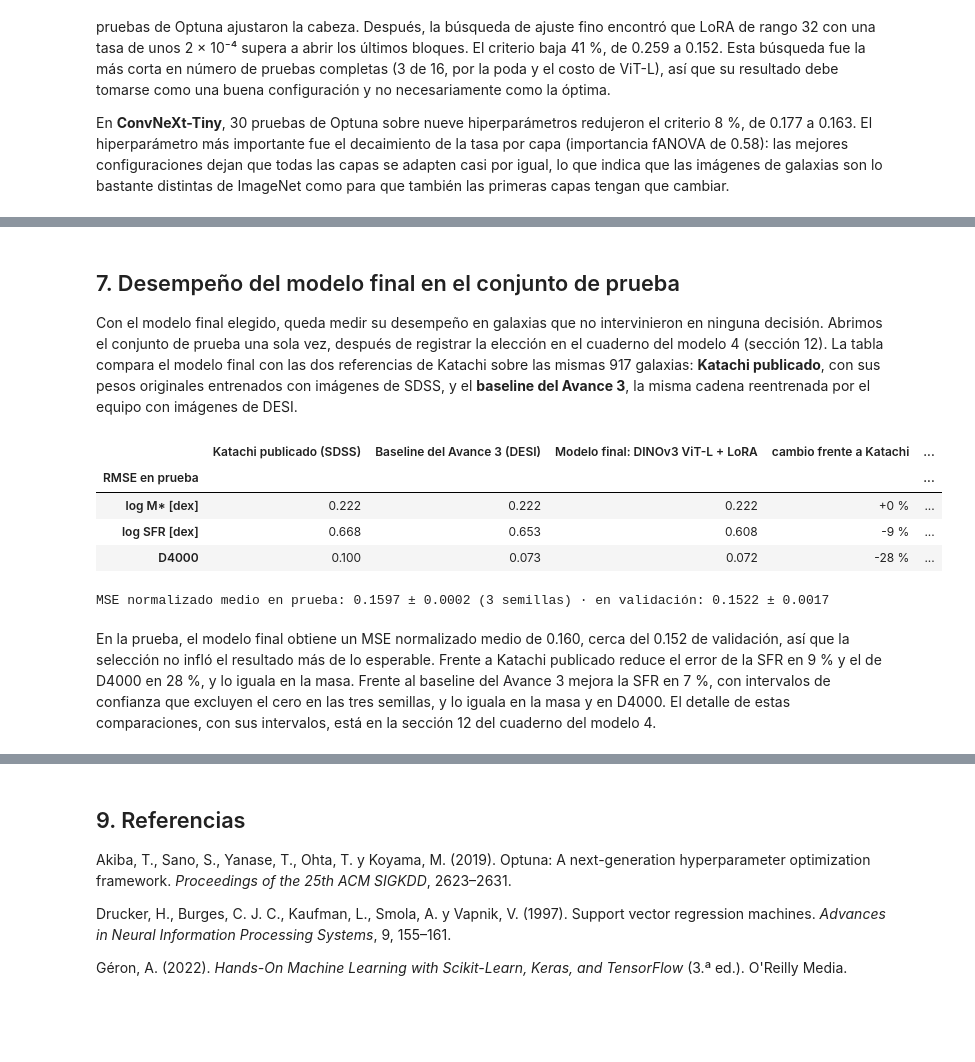
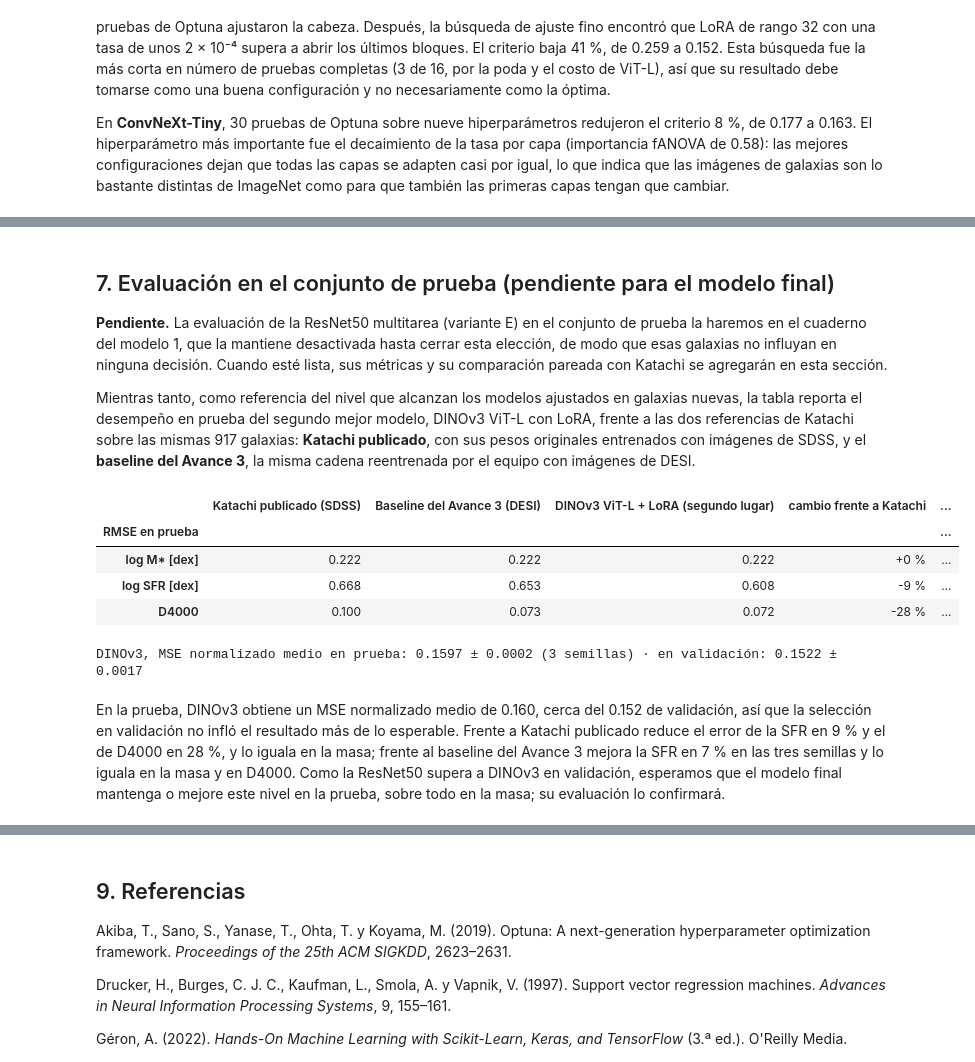
Before and after one commit to erteck/InferenciaPropiedadesFisicas, a Jupyter notebook: Notebooks/Variante Modelos/Avance4.24.ipynb, the cells around one changed output, grey strips where cells are left out. Saved outputs shown, nothing was run; the diff lists cells and outputs as text; code cells hidden in the pictures; blank space fills up the shorter version.

```diff
--- a/Notebooks/Variante Modelos/Avance4.24.ipynb
+++ b/Notebooks/Variante Modelos/Avance4.24.ipynb
@@ -228,30 +243,32 @@ Su desventaja es el costo: cuatro veces más tiempo de entrenamiento y seis vece
 # %% [markdown]
-## 7. Desempeño del modelo final en el conjunto de prueba
+## 7. Evaluación en el conjunto de prueba (pendiente para el modelo final)
 
-Con el modelo final elegido, queda medir su desempeño en galaxias que no intervinieron en ninguna decisión. Abrimos el conjunto de prueba una sola vez, después de registrar la elección en el cuaderno del modelo 4 (sección 12). La tabla compara el modelo final con las dos referencias de Katachi sobre las mismas 917 galaxias: **Katachi publicado**, con sus pesos originales entrenados con imágenes de SDSS, y el **baseline del Avance 3**, la misma cadena reentrenada por el equipo con imágenes de DESI.
+**Pendiente.** La evaluación de la ResNet50 multitarea (variante E) en el conjunto de prueba la haremos en el cuaderno del modelo 1, que la mantiene desactivada hasta cerrar esta elección, de modo que esas galaxias no influyan en ninguna decisión. Cuando esté lista, sus métricas y su comparación pareada con Katachi se agregarán en esta sección.
+
+Mientras tanto, como referencia del nivel que alcanzan los modelos ajustados en galaxias nuevas, la tabla reporta el desempeño en prueba del segundo mejor modelo, DINOv3 ViT-L con LoRA, frente a las dos referencias de Katachi sobre las mismas 917 galaxias: **Katachi publicado**, con sus pesos originales entrenados con imágenes de SDSS, y el **baseline del Avance 3**, la misma cadena reentrenada por el equipo con imágenes de DESI.
 # %%
 PRUEBA = pd.DataFrame({
     "Katachi publicado (SDSS)": [0.222, 0.668, 0.100],
     "Baseline del Avance 3 (DESI)": [0.222, 0.653, 0.073],
-    "Modelo final: DINOv3 ViT-L + LoRA": [0.2222, 0.6078, 0.0716],
+    "DINOv3 ViT-L + LoRA (segundo lugar)": [0.2222, 0.6078, 0.0716],
 }, index=pd.Index(["log M* [dex]", "log SFR [dex]", "D4000"], name="RMSE en prueba"))
 PRUEBA["cambio frente a Katachi"] = PRUEBA.iloc[:, 2] / PRUEBA.iloc[:, 0] - 1
 PRUEBA["cambio frente al baseline"] = PRUEBA.iloc[:, 2] / PRUEBA.iloc[:, 1] - 1
 PRUEBA["veredicto pareado frente al baseline (3 semillas)"] = ["equivalente o no concluyente", "mejor en las 3", "equivalente en las 3"]
 TABLA_PRUEBA = PRUEBA.round(3)
 for columna in ("cambio frente a Katachi", "cambio frente al baseline"):
     TABLA_PRUEBA[columna] = (PRUEBA[columna] * 100).round(0).astype(int).map("{:+d} %".format)
 display(TABLA_PRUEBA)
-print("MSE normalizado medio en prueba: 0.1597 ± 0.0002 (3 semillas) · en validación: 0.1522 ± 0.0017")
+print("DINOv3, MSE normalizado medio en prueba: 0.1597 ± 0.0002 (3 semillas) · en validación: 0.1522 ± 0.0017")
 # %% [output]
-|  | Katachi publicado (SDSS) | Baseline del Avance 3 (DESI) | Modelo final: DINOv3 ViT-L + LoRA | cambio frente a Katachi | ... |
+|  | Katachi publicado (SDSS) | Baseline del Avance 3 (DESI) | DINOv3 ViT-L + LoRA (segundo lugar) | cambio frente a Katachi | ... |
 | RMSE en prueba |  |  |  |  | ... |
 | log M* [dex] | 0.222 | 0.222 | 0.222 | +0 % | ... |
 | log SFR [dex] | 0.668 | 0.653 | 0.608 | -9 % | ... |
 | D4000 | 0.100 | 0.073 | 0.072 | -28 % | ... |
-MSE normalizado medio en prueba: 0.1597 ± 0.0002 (3 semillas) · en validación: 0.1522 ± 0.0017
+DINOv3, MSE normalizado medio en prueba: 0.1597 ± 0.0002 (3 semillas) · en validación: 0.1522 ± 0.0017
 # %% [markdown]
-En la prueba, el modelo final obtiene un MSE normalizado medio de 0.160, cerca del 0.152 de validación, así que la selección no infló el resultado más de lo esperable. Frente a Katachi publicado reduce el error de la SFR en 9 % y el de D4000 en 28 %, y lo iguala en la masa. Frente al baseline del Avance 3 mejora la SFR en 7 %, con intervalos de confianza que excluyen el cero en las tres semillas, y lo iguala en la masa y en D4000. El detalle de estas comparaciones, con sus intervalos, está en la sección 12 del cuaderno del modelo 4.
+En la prueba, DINOv3 obtiene un MSE normalizado medio de 0.160, cerca del 0.152 de validación, así que la selección en validación no infló el resultado más de lo esperable. Frente a Katachi publicado reduce el error de la SFR en 9 % y el de D4000 en 28 %, y lo iguala en la masa; frente al baseline del Avance 3 mejora la SFR en 7 % en las tres semillas y lo iguala en la masa y en D4000. Como la ResNet50 supera a DINOv3 en validación, esperamos que el modelo final mantenga o mejore este nivel en la prueba, sobre todo en la masa; su evaluación lo confirmará.
 # %% [markdown]
 ## 8. Conclusiones
 
```
Also changed, not shown: parts of 11 cells of this notebook.
